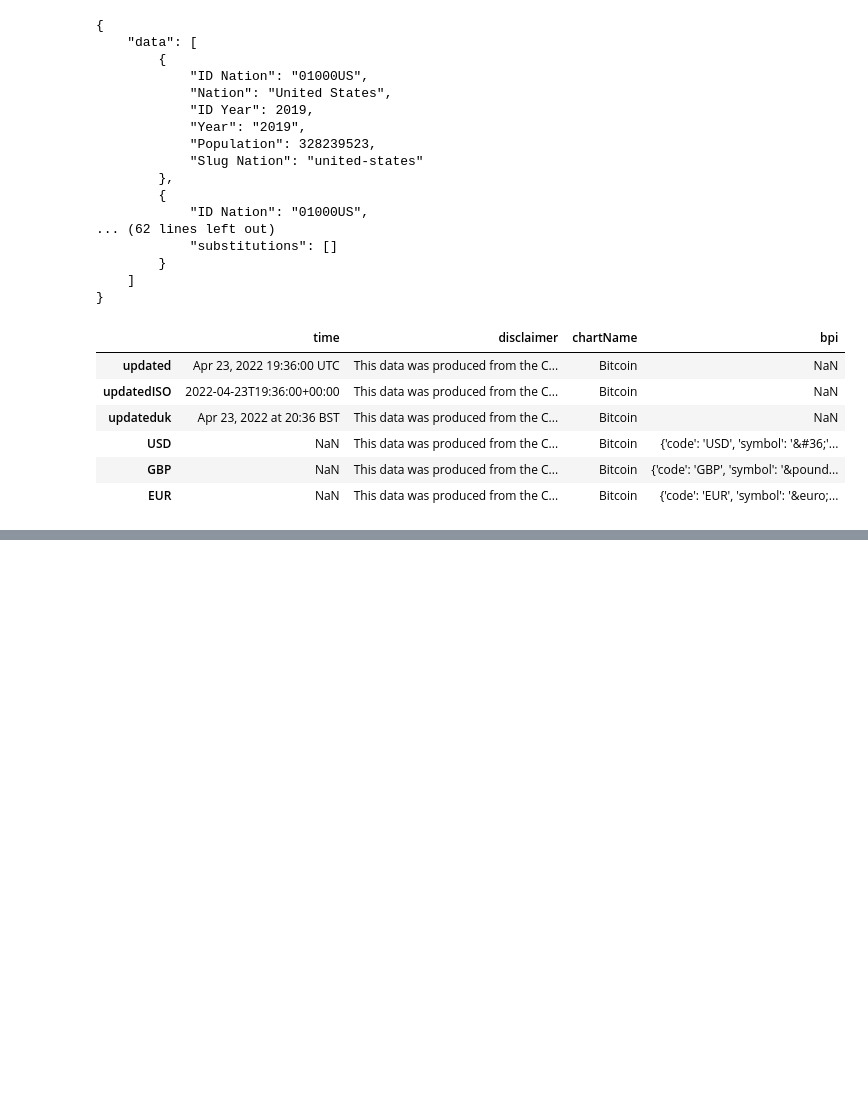
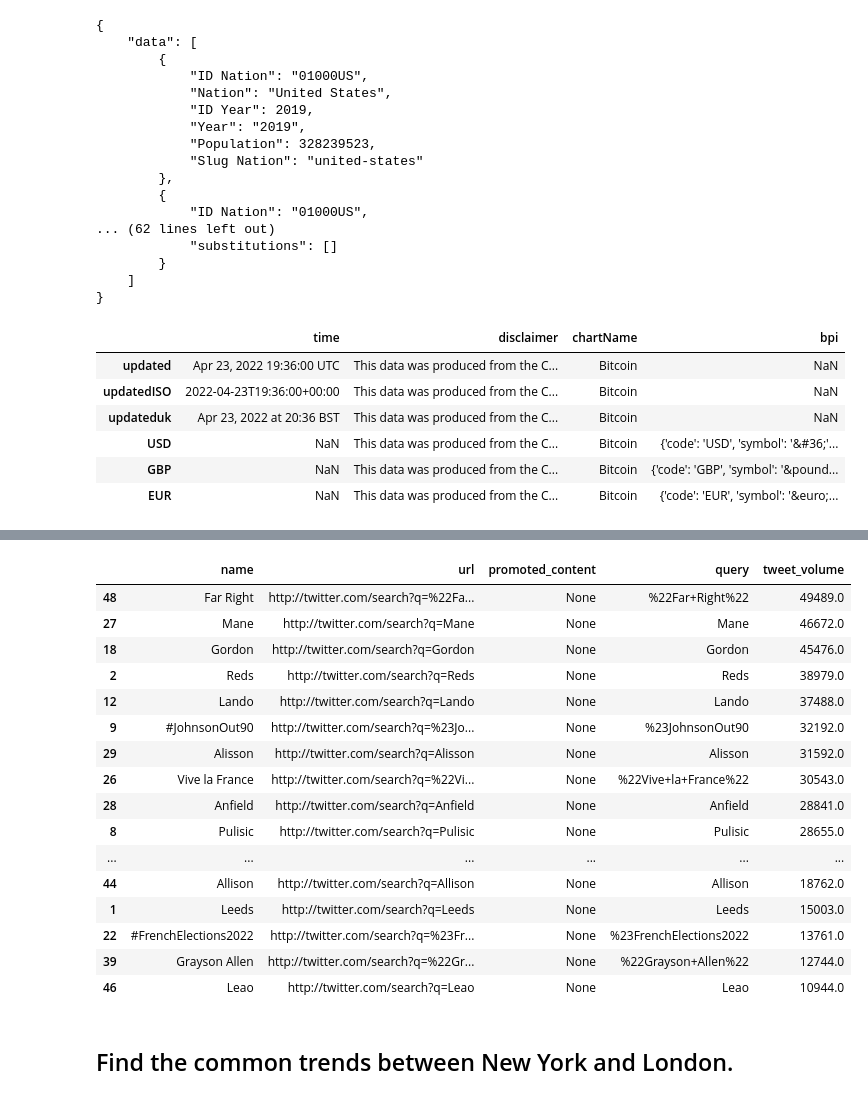
Before and after one commit to Moha-Barik/API_requests, a Jupyter notebook: bitcoin_API_scraping.ipynb, the cells around one changed output, grey strips where cells are left out. Drawn from its saved outputs; the diff is of its cells as text; code cells hidden in the pictures; blank space fills up the shorter version.

```diff
--- a/bitcoin_API_scraping.ipynb
+++ b/bitcoin_API_scraping.ipynb
@@ -144,0 +358,24 @@ coindesk.to_csv('bitcoin_csv.csv', index=False)
+# %%
+# limit to 50,000
+london_trends_df_50 = london_trends_df[london_trends_df['tweet_volume'] < 50000]\
+.sort_values('tweet_volume', ascending=False)
+
+london_trends_df_50
+# %% [output]
+|  | name | url | promoted_content | query | tweet_volume |
+| 48 | Far Right | http://twitter.com/search?q=%22Fa... | None | %22Far+Right%22 | 49489.0 |
+| 27 | Mane | http://twitter.com/search?q=Mane | None | Mane | 46672.0 |
+| 18 | Gordon | http://twitter.com/search?q=Gordon | None | Gordon | 45476.0 |
+| 2 | Reds | http://twitter.com/search?q=Reds | None | Reds | 38979.0 |
+| 12 | Lando | http://twitter.com/search?q=Lando | None | Lando | 37488.0 |
+| 9 | #JohnsonOut90 | http://twitter.com/search?q=%23Jo... | None | %23JohnsonOut90 | 32192.0 |
+| 29 | Alisson | http://twitter.com/search?q=Alisson | None | Alisson | 31592.0 |
+| 26 | Vive la France | http://twitter.com/search?q=%22Vi... | None | %22Vive+la+France%22 | 30543.0 |
+| 28 | Anfield | http://twitter.com/search?q=Anfield | None | Anfield | 28841.0 |
+| 8 | Pulisic | http://twitter.com/search?q=Pulisic | None | Pulisic | 28655.0 |
+| ... | ... | ... | ... | ... | ... |
+| 44 | Allison | http://twitter.com/search?q=Allison | None | Allison | 18762.0 |
+| 1 | Leeds | http://twitter.com/search?q=Leeds | None | Leeds | 15003.0 |
+| 22 | #FrenchElections2022 | http://twitter.com/search?q=%23Fr... | None | %23FrenchElections2022 | 13761.0 |
+| 39 | Grayson Allen | http://twitter.com/search?q=%22Gr... | None | %22Grayson+Allen%22 | 12744.0 |
+| 46 | Leao | http://twitter.com/search?q=Leao | None | Leao | 10944.0 |
@@ -144,0 +386,2 @@ coindesk.to_csv('bitcoin_csv.csv', index=False)
+# %% [markdown]
+## Find the common trends between New York and London.
```
Also changed, not shown: parts of 25 cells of this notebook.
